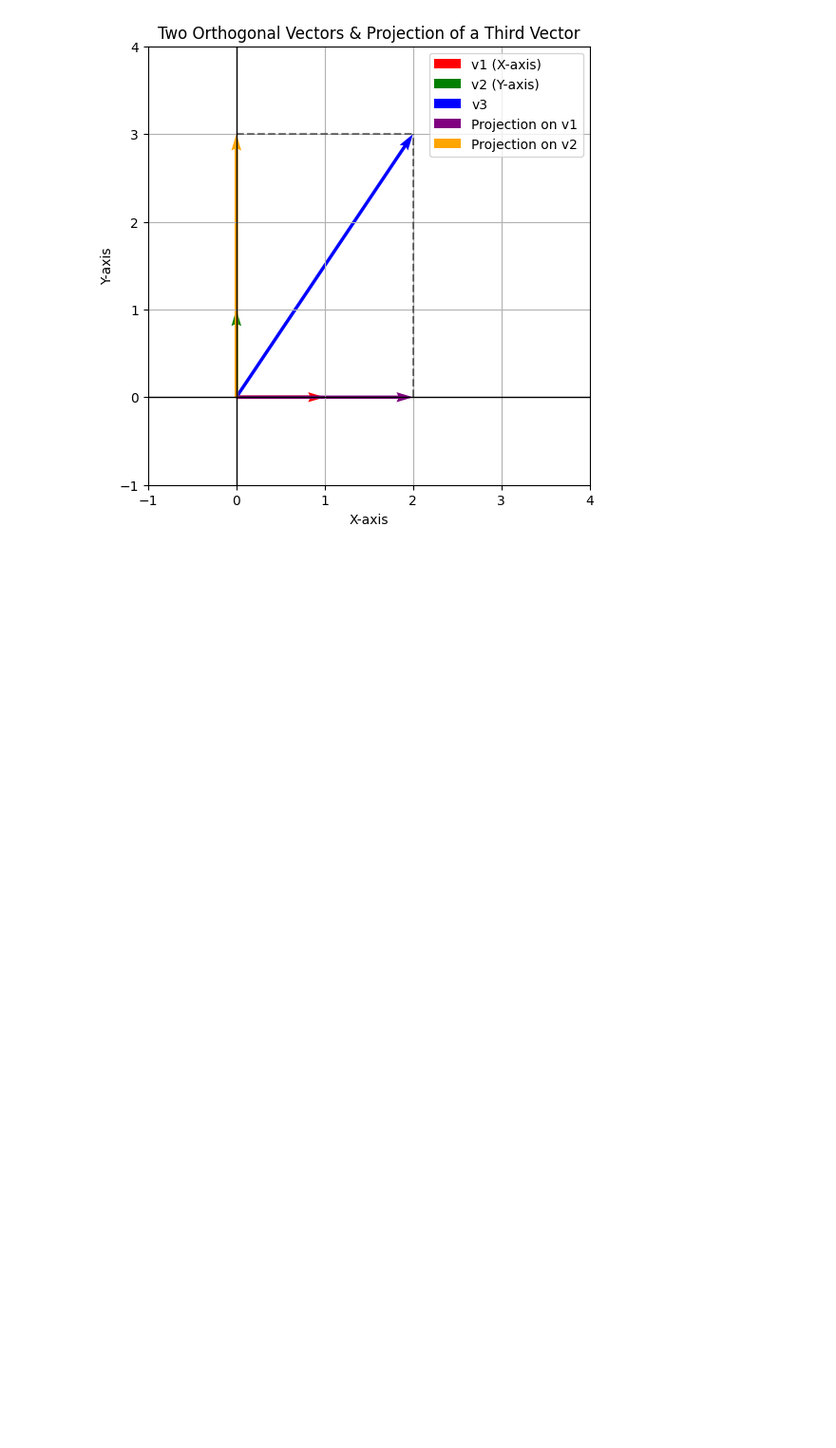
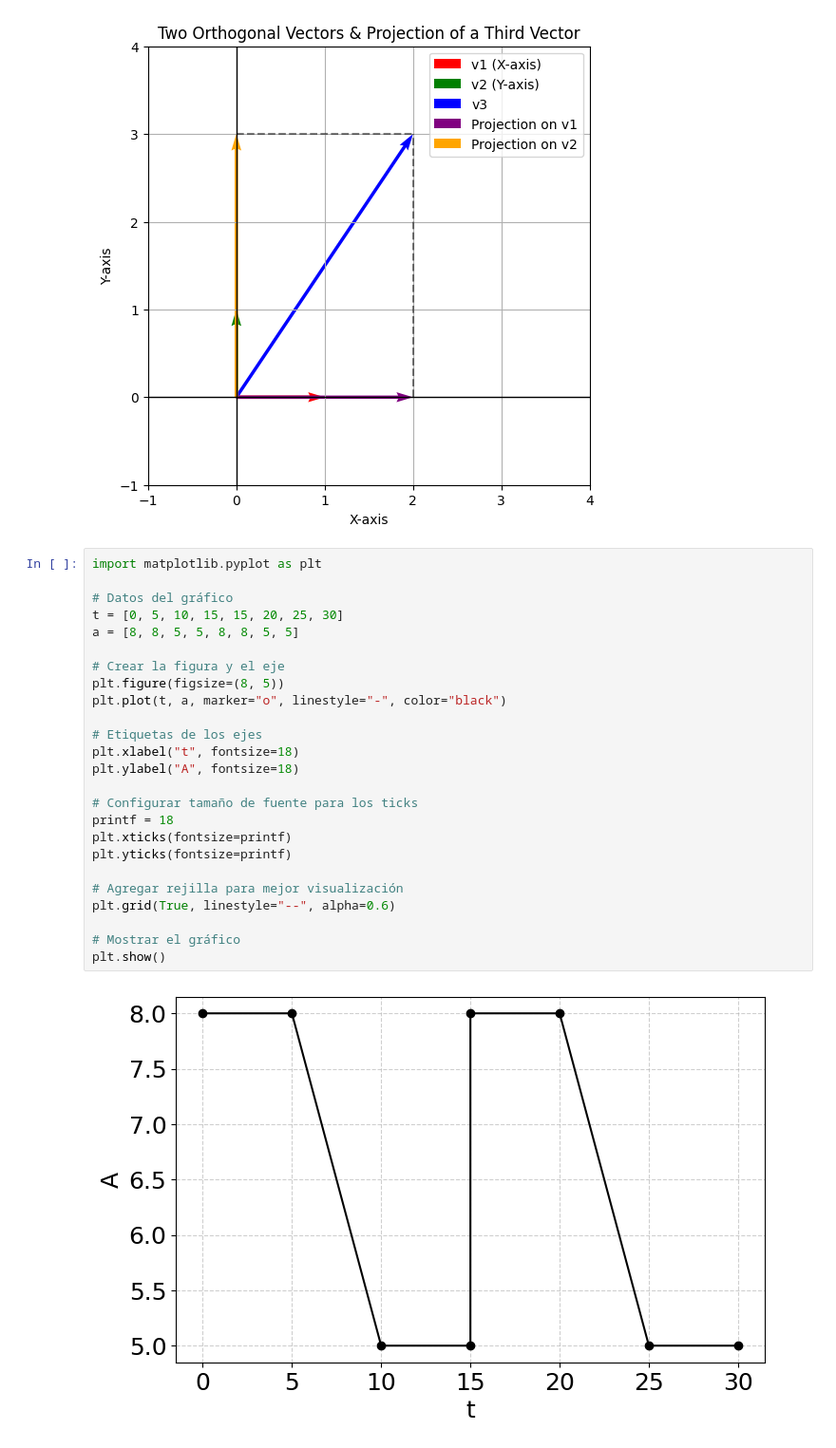
Before and after one commit to PabloCaicedoR/pablocaicedor.github.io, a Jupyter notebook: codigo/preparing_slides.ipynb, the cells around one changed output. Shown at 95% size. Saved outputs shown, nothing was run; the diff lists cells and outputs as text; blank space fills up the shorter version.

```diff
--- a/codigo/preparing_slides.ipynb
+++ b/codigo/preparing_slides.ipynb
@@ -1177,3 +1177,30 @@ ax.legend()
 plt.show()
 # %% [output]
 [figure]
+# %%
+import matplotlib.pyplot as plt
+
+# Datos del gráfico
+t = [0, 5, 10, 15, 15, 20, 25, 30]
+a = [8, 8, 5, 5, 8, 8, 5, 5]
+
+# Crear la figura y el eje
+plt.figure(figsize=(8, 5))
+plt.plot(t, a, marker="o", linestyle="-", color="black")
+
+# Etiquetas de los ejes
+plt.xlabel("t", fontsize=18)
+plt.ylabel("A", fontsize=18)
+
+# Configurar tamaño de fuente para los ticks
+printf = 18
+plt.xticks(fontsize=printf)
+plt.yticks(fontsize=printf)
+
+# Agregar rejilla para mejor visualización
+plt.grid(True, linestyle="--", alpha=0.6)
+
+# Mostrar el gráfico
+plt.show()
+# %% [output]
+[figure, added]
```
Also changed, not shown: parts of 4 cells of this notebook, 9 other files.
